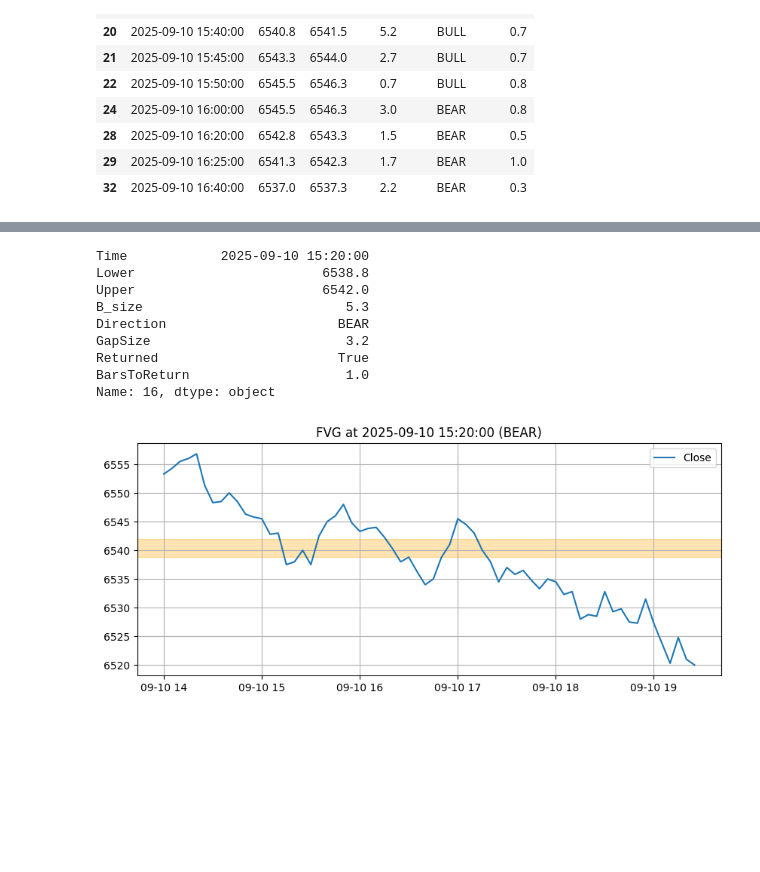
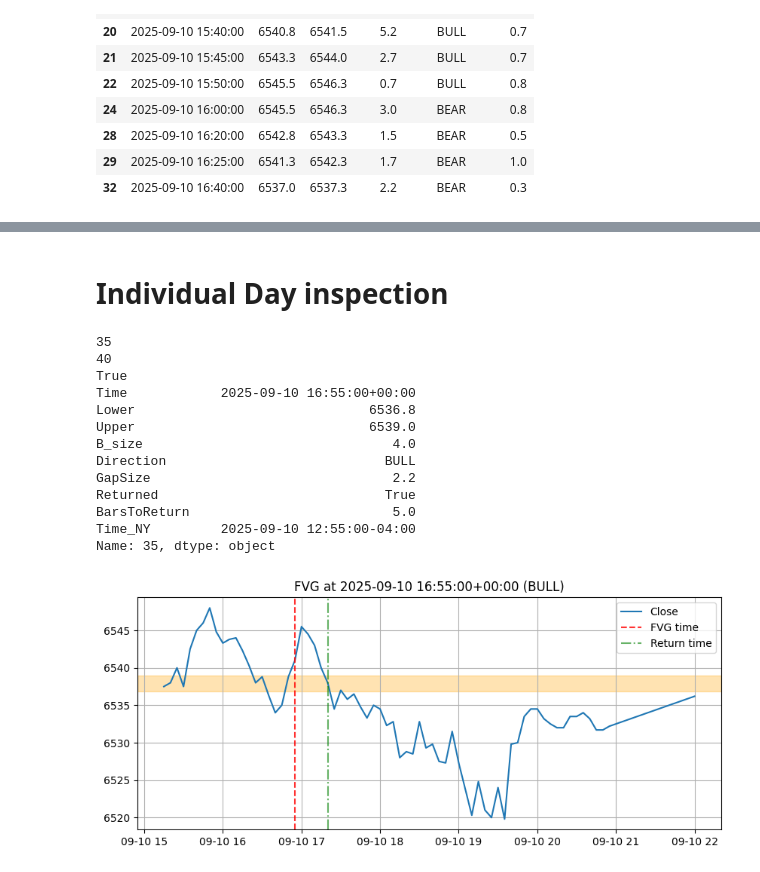
Before and after one commit to ducjeremyvu/alpha, a Jupyter notebook: notebooks/fvg.ipynb, the cells around one changed output, grey strips where cells are left out. Drawn from its saved outputs; the diff is of its cells as text; code cells hidden in the pictures; blank space fills up the shorter version.

```diff
--- a/notebooks/fvg.ipynb
+++ b/notebooks/fvg.ipynb
@@ -9,11 +54,14 @@ https://chatgpt.com/share/6945b36b-b5c0-8004-a7c9-017617702071
 import pandas as pd
 import numpy as np
 
+# Reading the data
 df = pd.read_csv("/Users/ducjeremyvu/alpha/price_data/US500_Minute5_20251219_1816.csv")
 
+# Convert to Datetime
 df["Time"] = pd.to_datetime(df["Time"])
 df = df.sort_values("Time").reset_index(drop=True)
 
+# in another same size vectors, create shifted
 # Bar A (i-2) and Bar C (i)
 A_high = df["High"].shift(2)
 A_low  = df["Low"].shift(2)
@@ -35,7 +83,7 @@ events = pd.DataFrame({
 })
 
 # Direction as categorical (pandas-native)
-events["Direction"] = np.nan
+events["Direction"] = None
 events.loc[bull, "Direction"] = "BULL"
 events.loc[bear, "Direction"] = "BEAR"
 
@@ -92,3 +150,12 @@ events["BarsToReturn"] = bars_to_return
 # %%
+# Convert Time to UTC and create NY time column
+def add_timezones(df, time_col="Time"):
+    df = df.copy()
+    df[time_col] = pd.to_datetime(df[time_col], utc=True)
+    df["Time_NY"] = df[time_col].dt.tz_convert("America/New_York")
+    return df
+
+events = add_timezones(events)
+
 events
 # %% [output]
@@ -110,31 +309,48 @@ plotting the data now and check if there is anythign interesting
+# %% [markdown]
+# Individual Day inspection
 # %%
 import matplotlib.pyplot as plt
 
 plt.rcParams["figure.figsize"] = (10, 4)
 plt.rcParams["axes.grid"] = True
 # %%
-i = events.index[2]  # pick one FVG
+from datetime import time
+i = events.index[10]  # pick one FVG
 row = events.loc[i]
 
 start = max(i - 20, 0)
 end = i + 50
 
+i_return = int(i + row["BarsToReturn"])
+print(i)
+print(i_return)
+return_inside_window = i_return < end
+print(return_inside_window)
+
 slice_df = df.iloc[start:end]
-print(row)
+
 plt.plot(slice_df["Time"], slice_df["Close"], label="Close")
+plt.axvline(row["Time"], color="red", linestyle="--", alpha=0.8, label="FVG time")
+if return_inside_window:
+    plt.axvline(df.iloc[i_return]["Time"], color="green", linestyle="-.", alpha=0.6, label="Return time")
 plt.axhspan(row["Lower"], row["Upper"], color="orange", alpha=0.3)
 
 plt.title(f"FVG at {row['Time']} ({row['Direction']})")
 plt.legend()
+print(row)
 plt.show()
 # %% [output]
-Time            2025-09-10 15:20:00
-Lower                        6538.8
-Upper                        6542.0
-B_size                          5.3
-Direction                      BEAR
-GapSize                         3.2
-Returned                       True
-BarsToReturn                    1.0
-Name: 16, dtype: object
+35
+40
+True
+Time            2025-09-10 16:55:00+00:00
+Lower                              6536.8
+Upper                              6539.0
+B_size                                4.0
+Direction                            BULL
+GapSize                               2.2
+Returned                             True
+BarsToReturn                          5.0
+Time_NY         2025-09-10 12:55:00-04:00
+Name: 35, dtype: object
-[figure, old version]
+[figure, new version]
```
Also changed, not shown: parts of 37 cells of this notebook, 7 other files.
